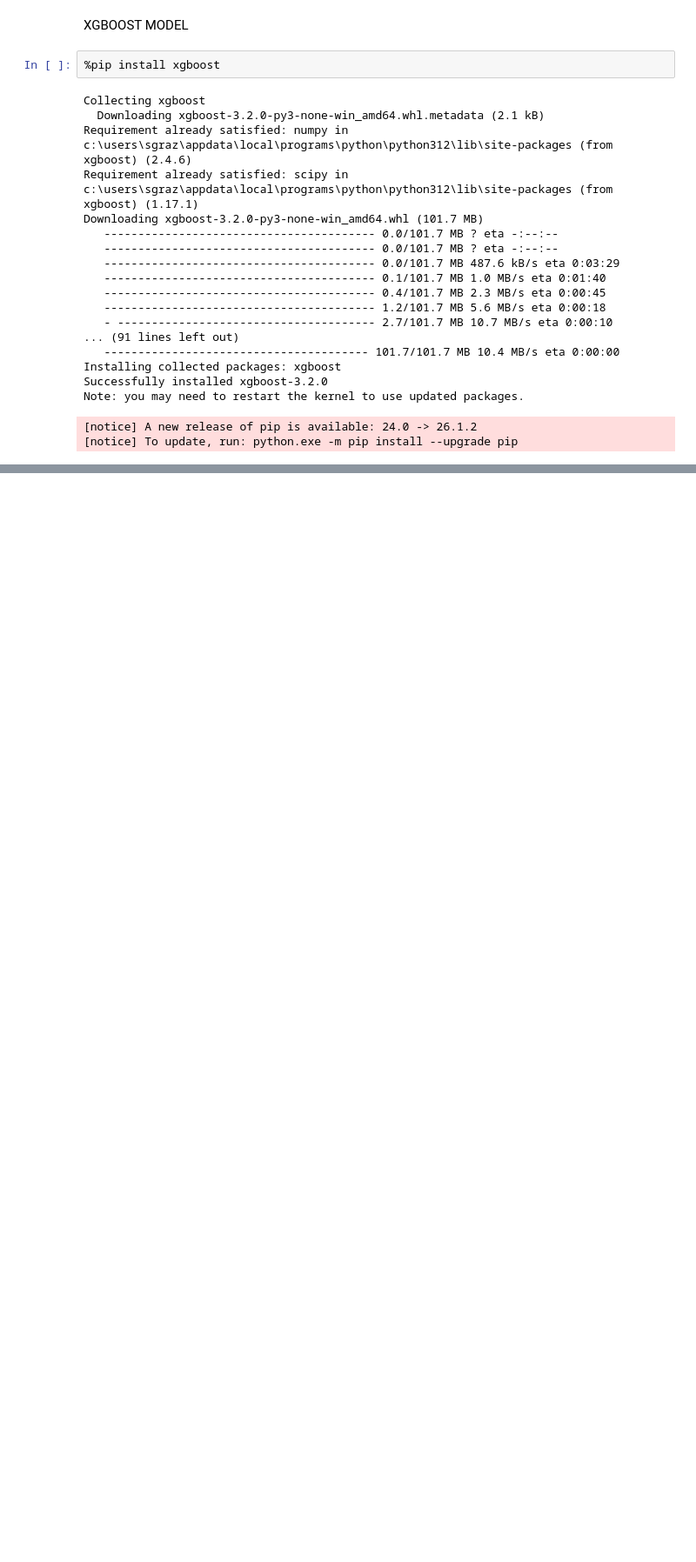
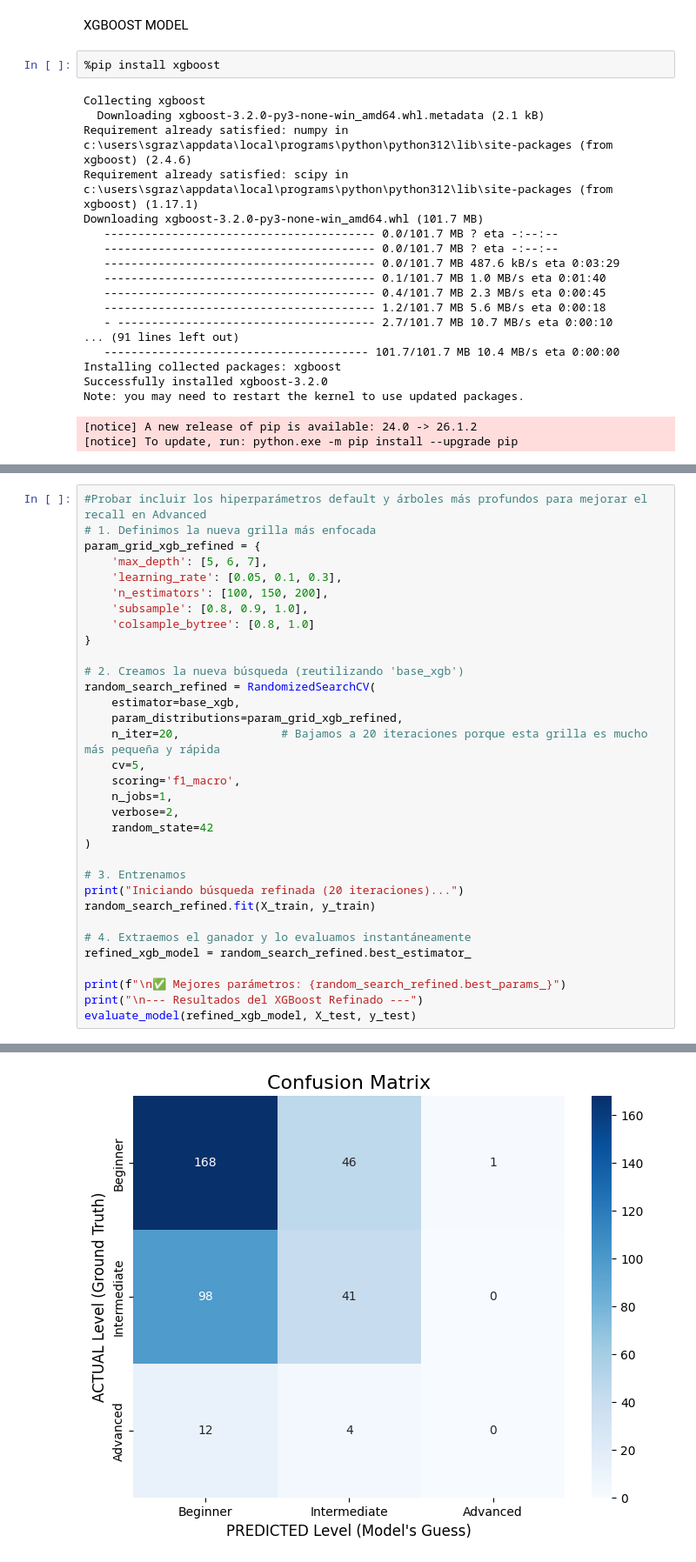
Before and after one commit to sgraziabile/proyecto-mineria, a Jupyter notebook: notebooks/02_model_architecture_and_training.ipynb, the cells around one changed output, grey strips where cells are left out. Shown at 87% size. Cells and saved outputs as stored; diff of their text form; blank space fills up the shorter version.

```diff
--- a/notebooks/02_model_architecture_and_training.ipynb
+++ b/notebooks/02_model_architecture_and_training.ipynb
@@ -432,0 +499,34 @@ weighted avg       0.52      0.54      0.52       370
+# %%
+#Probar incluir los hiperparámetros default y árboles más profundos para mejorar el recall en Advanced
+# 1. Definimos la nueva grilla más enfocada
+param_grid_xgb_refined = {
+    'max_depth': [5, 6, 7],
+    'learning_rate': [0.05, 0.1, 0.3],
+    'n_estimators': [100, 150, 200],
+    'subsample': [0.8, 0.9, 1.0],
+    'colsample_bytree': [0.8, 1.0]
+}
+
+# 2. Creamos la nueva búsqueda (reutilizando 'base_xgb')
+random_search_refined = RandomizedSearchCV(
+    estimator=base_xgb,
+    param_distributions=param_grid_xgb_refined,
+    n_iter=20,               # Bajamos a 20 iteraciones porque esta grilla es mucho más pequeña y rápida
+    cv=5,
+    scoring='f1_macro',
+    n_jobs=1,
+    verbose=2,
+    random_state=42
+)
+
+# 3. Entrenamos
+print("Iniciando búsqueda refinada (20 iteraciones)...")
+random_search_refined.fit(X_train, y_train)
+
+# 4. Extraemos el ganador y lo evaluamos instantáneamente
+refined_xgb_model = random_search_refined.best_estimator_
+
+print(f"\n✅ Mejores parámetros: {random_search_refined.best_params_}")
+print("\n--- Resultados del XGBoost Refinado ---")
+evaluate_model(refined_xgb_model, X_test, y_test)
+# %% [output]
@@ -432,0 +550 @@ weighted avg       0.52      0.54      0.52       370
+[figure, added]
```
Also changed, not shown: parts of 10 cells of this notebook.
